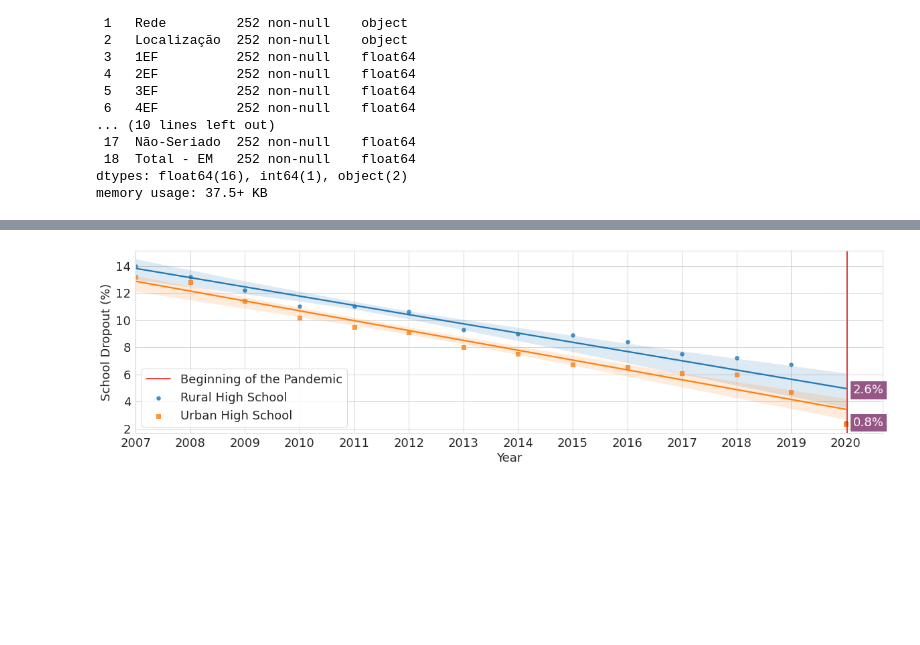
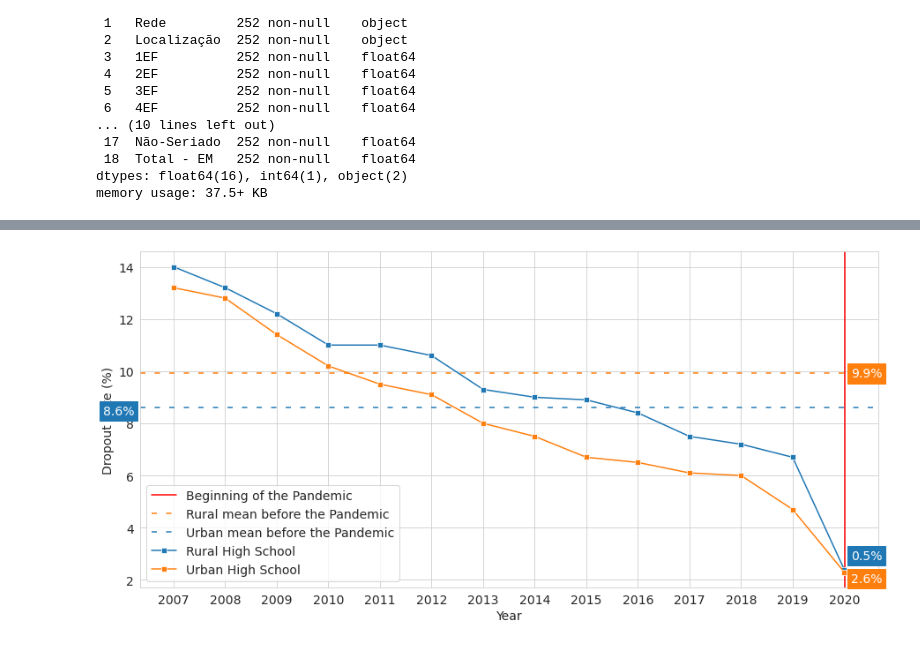
Before and after one commit to aianshay/covid-impacts-on-education, a Jupyter notebook: viz_rq6_rq7.ipynb, the cells around one changed output, grey strips where cells are left out. Saved outputs shown, nothing was run; the diff lists cells and outputs as text; code cells hidden in the pictures; blank space fills up the shorter version.

```diff
--- a/viz_rq6_rq7.ipynb
+++ b/viz_rq6_rq7.ipynb
@@ -89,4 +126,9 @@ rural_EF = final_performance_school_dropout.query('Localização == "Rural" and
 rural_EM = final_performance_school_dropout.query('Localização == "Rural" and Rede == "Total"')['Total - EM']
 urban_EF = final_performance_school_dropout.query('Localização == "Urbana" and Rede == "Total"')['Total - EF']
 urban_EM = final_performance_school_dropout.query('Localização == "Urbana" and Rede == "Total"')['Total - EM']
+# %%
+mean_bp_rural_EF = rural_EF[:-1].mean()
+mean_bp_rural_EM = rural_EM[:-1].mean()
+mean_bp_urban_EF = urban_EF[:-1].mean()
+mean_bp_urban_EM = urban_EM[:-1].mean()
 # %%
@@ -109,17 +164,30 @@ plt.show()
 # %%
-plt.figure(figsize=(20,5))
-plt.axvline(x=2020.025, label="Beginning of the Pandemic", color='red', linestyle='-')
+plt.figure(figsize=(15,7))
 sns.set_style("whitegrid")
-ax = sns.regplot(data=final_performance_school_dropout, x=years, y=rural_EM, label="Rural High School", marker="o", scatter_kws={'s':markersize})
-ax.set(xticks=years)
-sns.regplot(data=final_performance_school_dropout, x=years, y=urban_EM, label="Urban High School", marker="s", scatter_kws={'s':markersize})
-plt.ylabel("School Dropout (%)")
+
+plt.axvline(x=2020.01, label="Beginning of the Pandemic", color='red', linestyle='-')
+plt.axhline(y=mean_bp_rural_EM, color='tab:orange', linestyle='dashed', dashes=(4, 7),
+            label="Rural mean before the Pandemic")
+plt.text(2020 + x_shift, mean_bp_rural_EM - y_shift, '{:.1f}%'.format(mean_bp_rural_EM),
+         color='white').set_backgroundcolor('tab:orange')
+plt.axhline(y=mean_bp_urban_EM, color='tab:blue', linestyle='dashed', dashes=(4, 7),
+            label="Urban mean before the Pandemic")
+plt.text(2005.5 + x_shift, mean_bp_urban_EM - y_shift - 0.1, '{:.1f}%'.format(mean_bp_urban_EM),
+         color='white').set_backgroundcolor('tab:blue')
+
+ax_es = sns.lineplot(x=years, y=rural_EM, label="Rural High School",marker='s')
+ax_es.set(xticks=years)
+
+ax_hs = sns.lineplot(x=years, y=urban_EM, label="Urban High School",marker='s')
+ax_hs.set(xticks=years)
+
+plt.ylabel("Dropout Rate (%)")
 plt.xlabel("Year")
-y_2020_EM = final_performance_school_dropout.query('Rede == "Pública" and Localização == "Total" and Ano == 2020')['Total - EM'].iloc[0]
-plt.text(2020+x_shift, y_2020_EM+2, '{:.1f}%'.format(y_2020_EM), color='white').set_backgroundcolor('#965786')
-y_2020_EF = final_performance_school_dropout.query('Rede == "Pública" and Localização == "Total" and Ano == 2020')['Total - EF'].iloc[0]
-plt.text(2020+x_shift, y_2020_EF+1.4, '{:.1f}%'.format(y_2020_EF), color='white').set_backgroundcolor('#965786')
-plt.legend()
-plt.show()
+
+y_2020_rural = final_performance_school_dropout.query('Ano == 2020 & Rede == "Total" & Localização == "Rural"')['Total - EM'].iloc[0]
+plt.text(2020 + x_shift, y_2020_rural - 0.5, '{:.1f}%'.format(y_2020_public), color='white').set_backgroundcolor('tab:orange')
+
+y_2020_urban = final_performance_school_dropout.query('Ano == 2020 & Rede == "Total" & Localização == "Urbana"')['Total - EM'].iloc[0]
+plt.text(2020 + x_shift, y_2020_urban + 0.5, '{:.1f}%'.format(y_2020_private), color='white').set_backgroundcolor('tab:blue')
 # %% [output]
-[figure, old version]
+[figure, new version]
```
Also changed, not shown: parts of 10 cells of this notebook.
